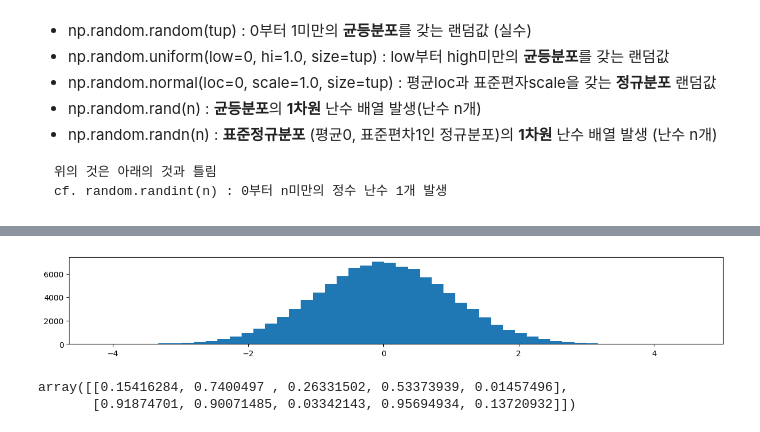
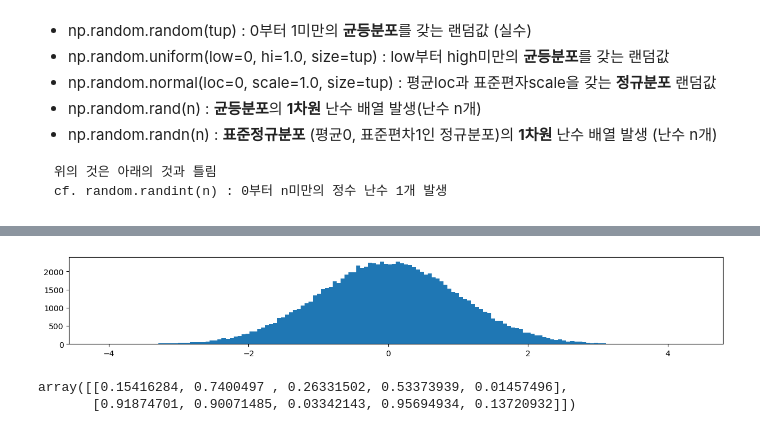
Before and after one commit to hzj04473/ai_x, a Jupyter notebook: source/01_python/ch10_N차원배열다루기_1절~3절.ipynb, the cells around one changed output, grey strips where cells are left out. Drawn from its saved outputs; the diff is of its cells as text; code cells hidden in the pictures.

```diff
--- a/source/01_python/ch10_N차원배열다루기_1절~3절.ipynb
+++ b/source/01_python/ch10_N차원배열다루기_1절~3절.ipynb
@@ -431,10 +431,10 @@ plt.show()
 # %%
 x = np.random.randn(100000)
 plt.figure(figsize=(15,2)) # 그래프 크기 figsize=(가로,세로)
-plt.hist(x, bins=50)
-wplt.show()
+plt.hist(x, bins=150)
+plt.show()
 # %% [output]
-[figure, old version]
+[figure, new version]
 # %%
 # 2차원 난수 배열
 np.random.seed(12) # seed값을 맞추면 발생되는 난수 순서가 동일
```
Also changed, not shown: parts of 33 cells of this notebook.
